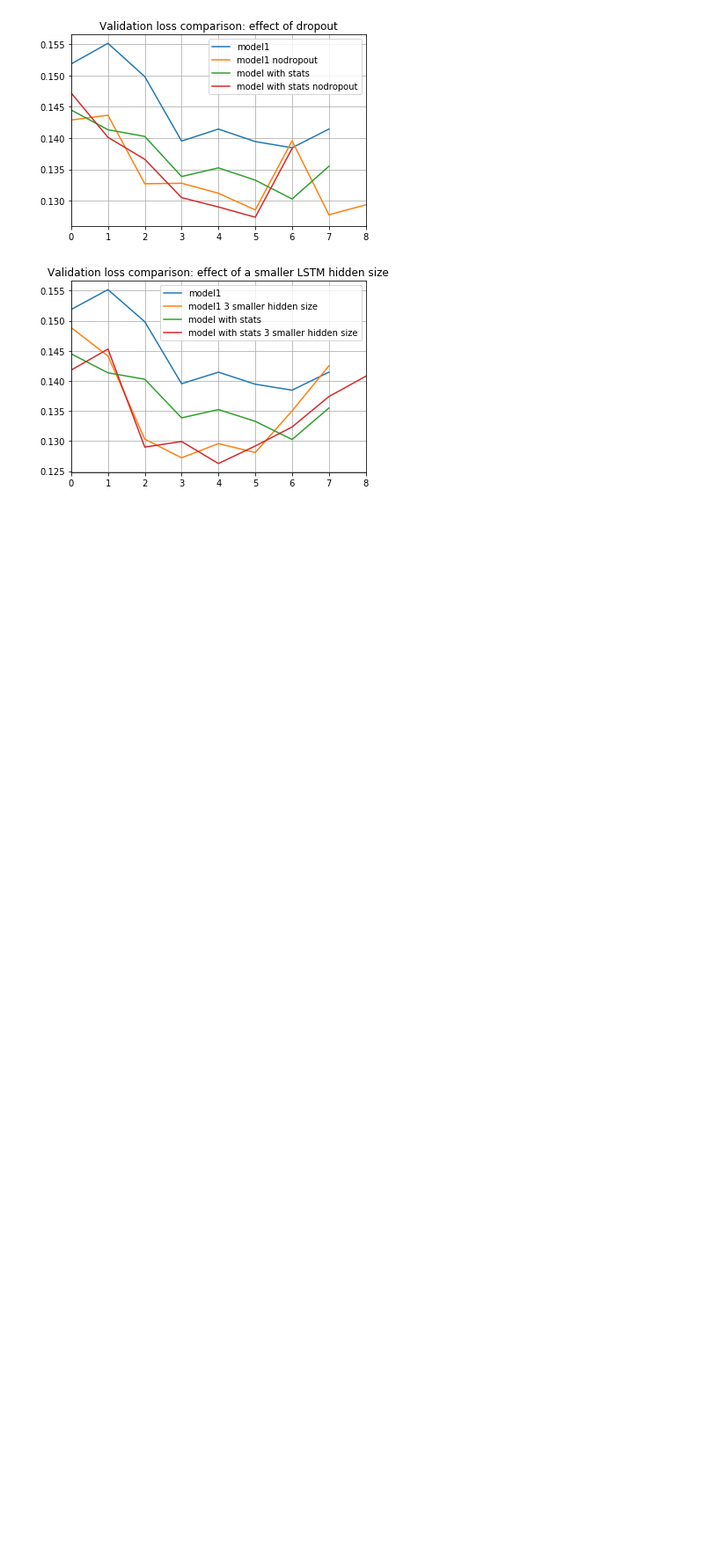
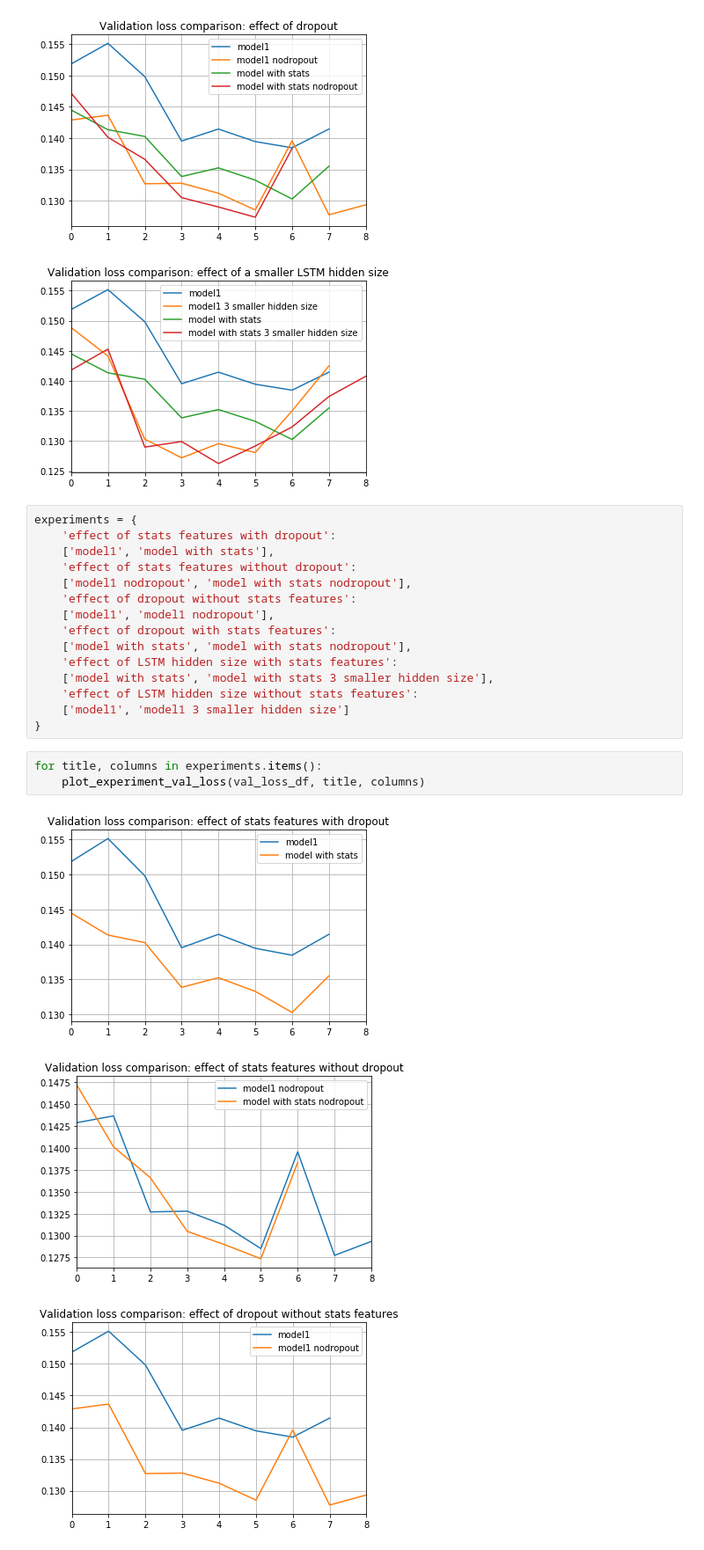
Before and after one commit to ShawnLYU/A-Hybrid-Approach-of-Insincere-Questions-Detection, a Jupyter notebook: jinny/loss_plots.ipynb, the cells around one changed output. Shown at 88% size. Saved outputs shown, nothing was run; the diff lists cells and outputs as text; blank space fills up the shorter version.

Commit message:
Added pairwise experiments and simple description of the observations

```diff
--- a/jinny/loss_plots.ipynb
+++ b/jinny/loss_plots.ipynb
@@ -162,3 +154,25 @@ for title, columns in experiments.items():
 [figure]
 [figure]
 [figure]
+# %%
+experiments = {
+    'effect of stats features with dropout':
+    ['model1', 'model with stats'],
+    'effect of stats features without dropout':
+    ['model1 nodropout', 'model with stats nodropout'],
+    'effect of dropout without stats features':
+    ['model1', 'model1 nodropout'],
+    'effect of dropout with stats features':
+    ['model with stats', 'model with stats nodropout'],
+    'effect of LSTM hidden size with stats features':
+    ['model with stats', 'model with stats 3 smaller hidden size'],
+    'effect of LSTM hidden size without stats features':
+    ['model1', 'model1 3 smaller hidden size']
+}
+# %%
+for title, columns in experiments.items():
+    plot_experiment_val_loss(val_loss_df, title, columns)
+# %% [output]
+[figure, added]
+[figure, added]
+[figure, added]
```
Also changed, not shown: parts of 3 cells of this notebook.
